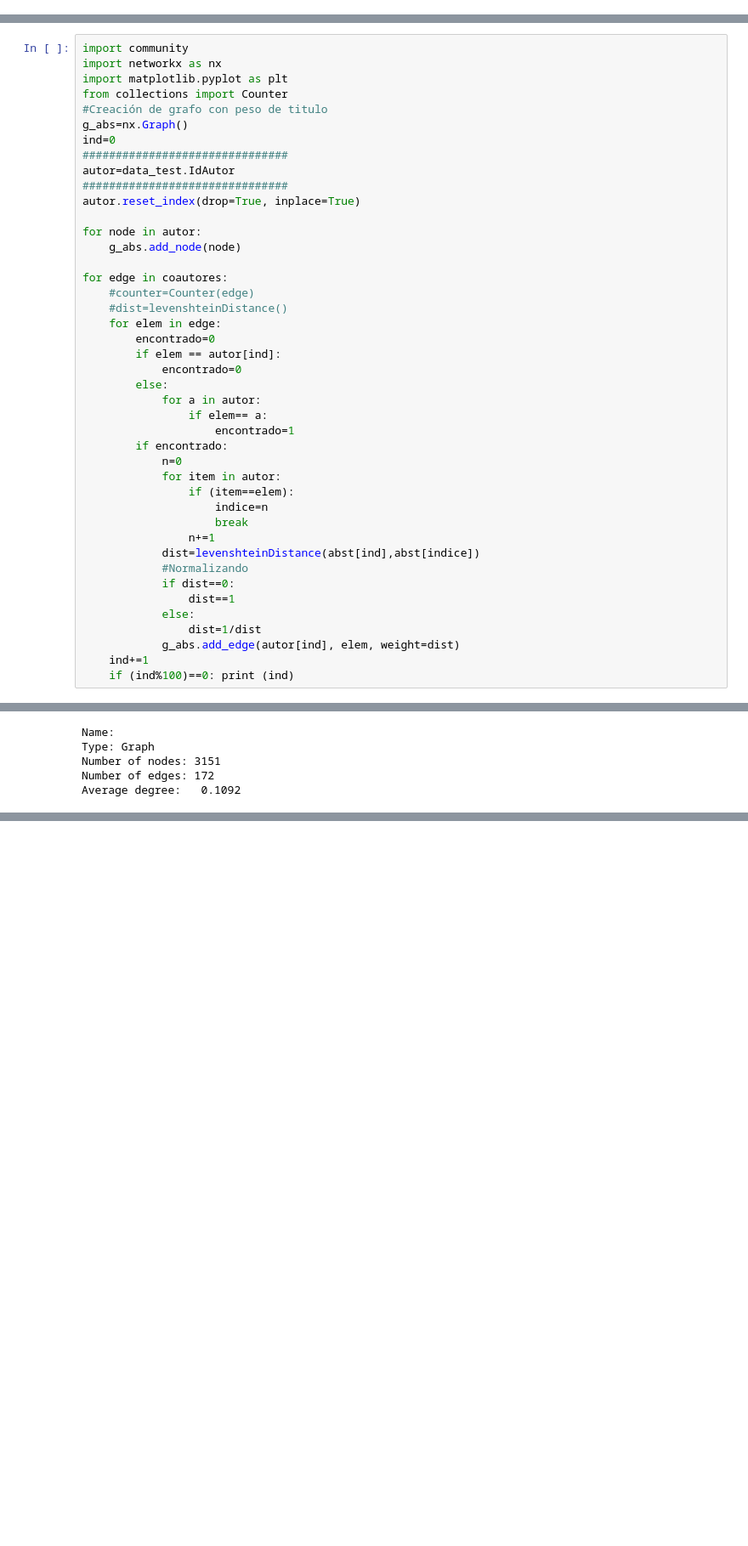
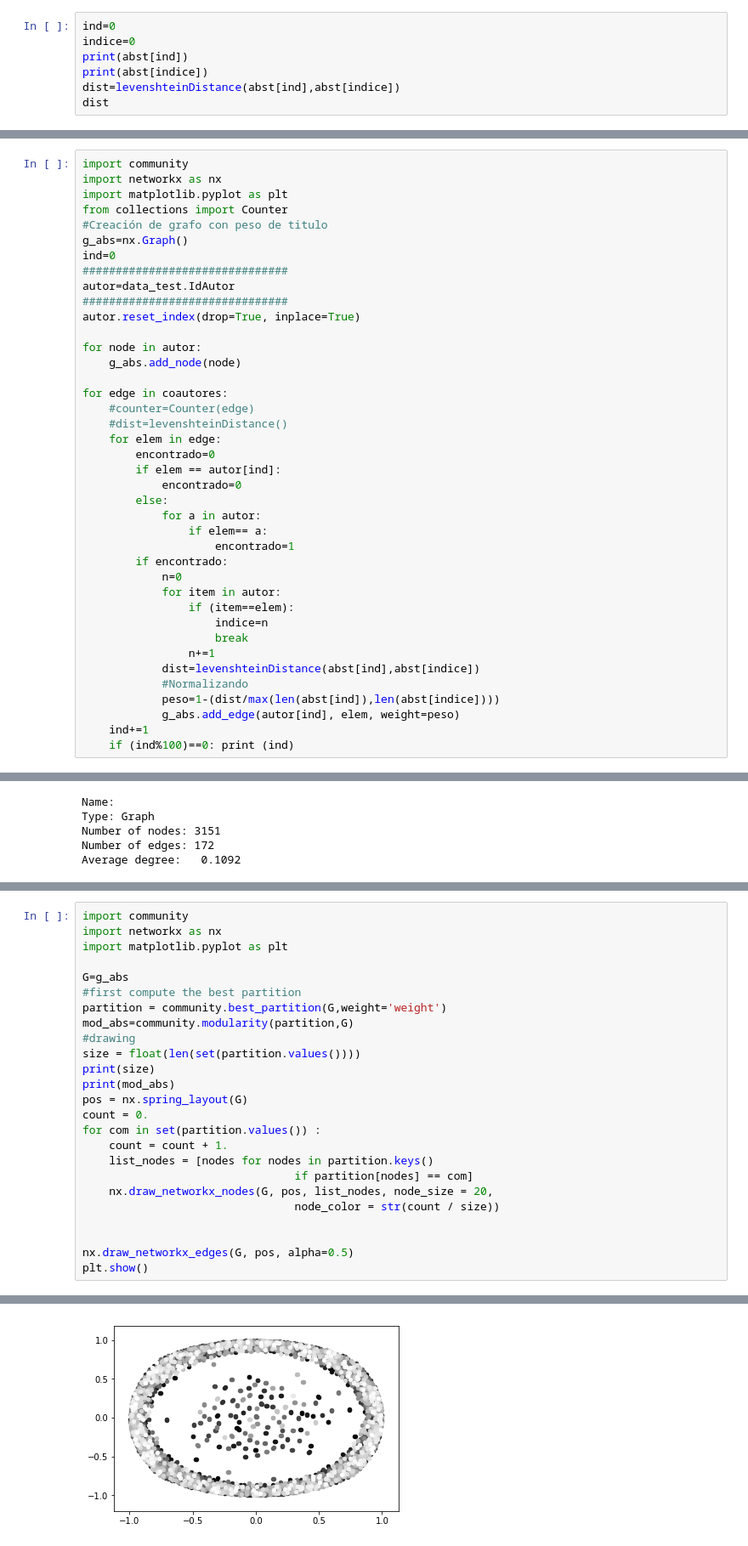
Before and after one commit to CesPucp/Tesis2, a Jupyter notebook: Topic Modeling.ipynb, the cells around one changed output, grey strips where cells are left out. Shown: that part at 85% size. Saved outputs shown, nothing was run; the diff lists cells and outputs as text; blank space fills up the shorter version.

```diff
--- a/Topic Modeling.ipynb
+++ b/Topic Modeling.ipynb
@@ -201,0 +202,7 @@ abst[1]
+# %%
+ind=0
+indice=0
+print(abst[ind])
+print(abst[indice])
+dist=levenshteinDistance(abst[ind],abst[indice])
+dist
@@ -235,11 +254,8 @@ for edge in coautores:
                 n+=1
             dist=levenshteinDistance(abst[ind],abst[indice])
             #Normalizando
-            if dist==0:
-                dist==1
-            else:
-                dist=1/dist
-            g_abs.add_edge(autor[ind], elem, weight=dist)
+            peso=1-(dist/max(len(abst[ind]),len(abst[indice])))
+            g_abs.add_edge(autor[ind], elem, weight=peso)
     ind+=1
     if (ind%100)==0: print (ind)
 # %% [output]
@@ -270,0 +316,26 @@ Average degree:   0.1092
+# %%
+import community
+import networkx as nx
+import matplotlib.pyplot as plt
+
+G=g_abs
+#first compute the best partition
+partition = community.best_partition(G,weight='weight')
+mod_abs=community.modularity(partition,G)
+#drawing
+size = float(len(set(partition.values())))
+print(size)
+print(mod_abs)
+pos = nx.spring_layout(G)
+count = 0.
+for com in set(partition.values()) :
+    count = count + 1.
+    list_nodes = [nodes for nodes in partition.keys()
+                                if partition[nodes] == com]
+    nx.draw_networkx_nodes(G, pos, list_nodes, node_size = 20,
+                                node_color = str(count / size))
+
+
+nx.draw_networkx_edges(G, pos, alpha=0.5)
+plt.show()
+# %% [output]
@@ -270,0 +344 @@ Average degree:   0.1092
+[figure, added]
```
Also changed, not shown: parts of 40 cells of this notebook, 2 other files.
